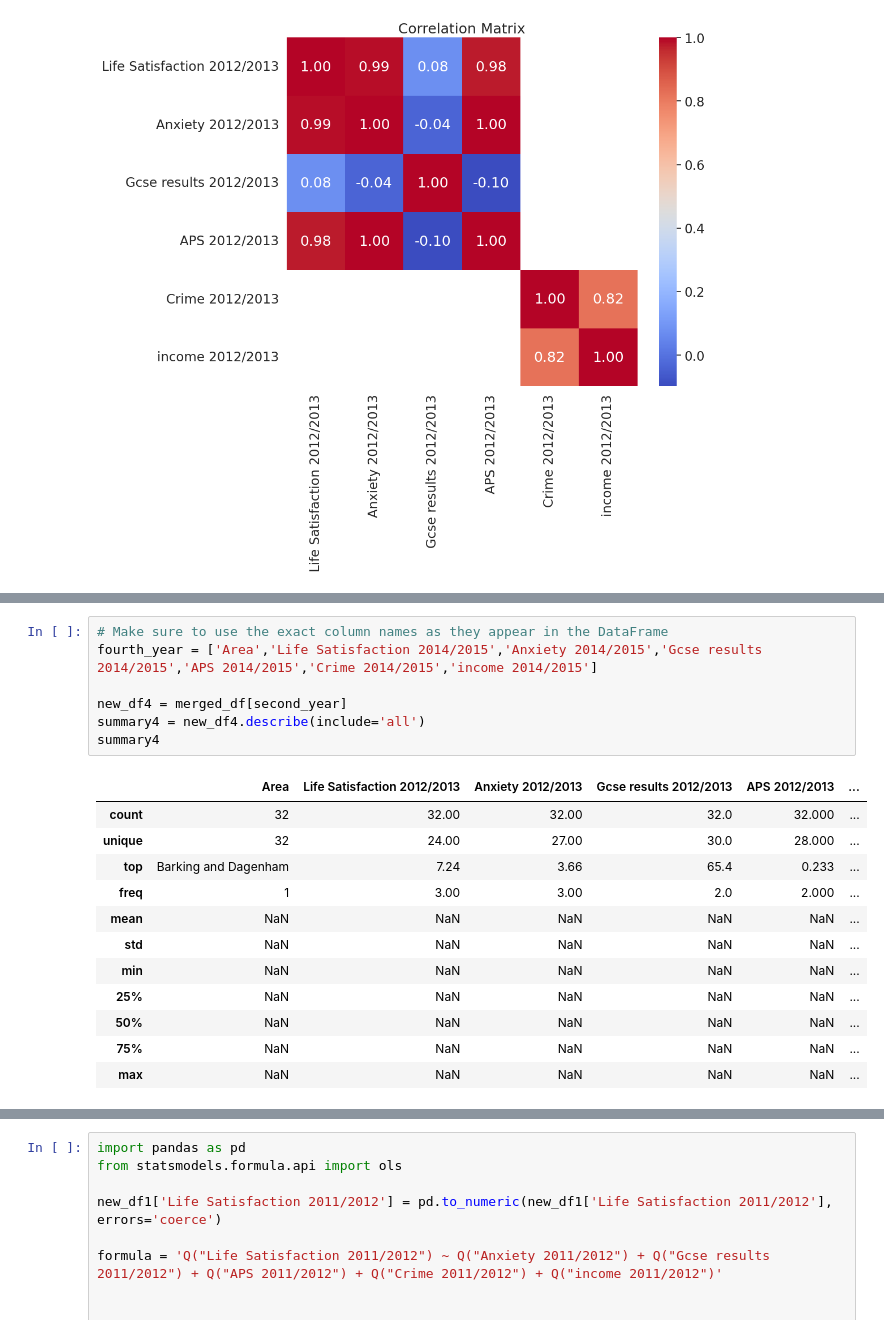
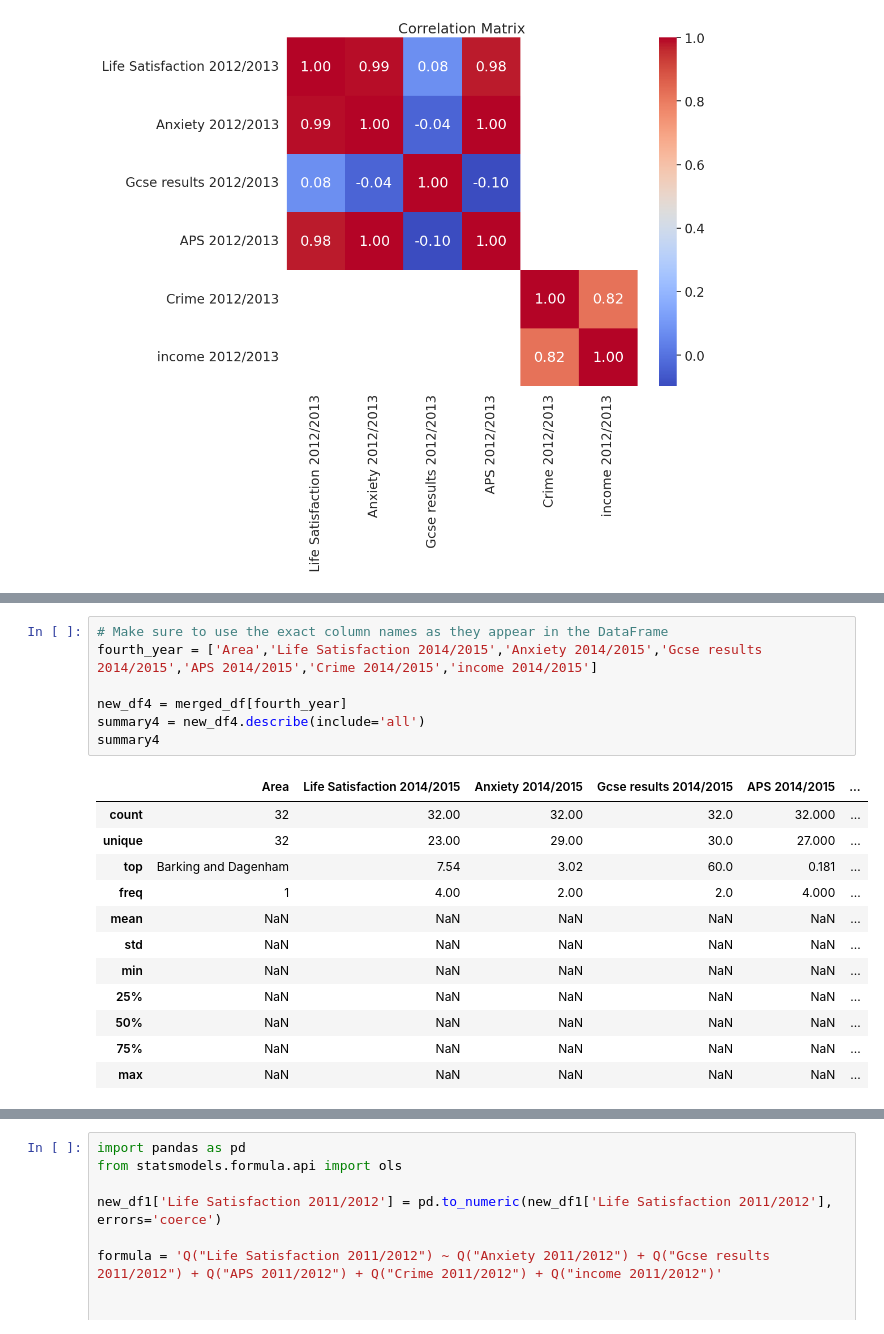
Before and after one commit to YJInn0121/QM2-Group-Project, a Jupyter notebook: Regression_+_visualisation.ipynb, the cells around one changed output, grey strips where cells are left out. Cells and saved outputs as stored; diff of their text form.

```diff
--- a/Regression_+_visualisation.ipynb
+++ b/Regression_+_visualisation.ipynb
@@ -613,16 +613,16 @@ Text(0.5, 1.0, 'Correlation Matrix')
 # %%
 # Make sure to use the exact column names as they appear in the DataFrame
 fourth_year = ['Area','Life Satisfaction 2014/2015','Anxiety 2014/2015','Gcse results 2014/2015','APS 2014/2015','Crime 2014/2015','income 2014/2015']
 
-new_df4 = merged_df[second_year]
+new_df4 = merged_df[fourth_year]
 summary4 = new_df4.describe(include='all')
 summary4
 # %% [output]
-|  | Area | Life Satisfaction 2012/2013 | Anxiety 2012/2013 | Gcse results 2012/2013 | APS 2012/2013 | ... |
+|  | Area | Life Satisfaction 2014/2015 | Anxiety 2014/2015 | Gcse results 2014/2015 | APS 2014/2015 | ... |
 | count | 32 | 32.00 | 32.00 | 32.0 | 32.000 | ... |
-| unique | 32 | 24.00 | 27.00 | 30.0 | 28.000 | ... |
-| top | Barking and Dagenham | 7.24 | 3.66 | 65.4 | 0.233 | ... |
-| freq | 1 | 3.00 | 3.00 | 2.0 | 2.000 | ... |
+| unique | 32 | 23.00 | 29.00 | 30.0 | 27.000 | ... |
+| top | Barking and Dagenham | 7.54 | 3.02 | 60.0 | 0.181 | ... |
+| freq | 1 | 4.00 | 2.00 | 2.0 | 4.000 | ... |
 | mean | NaN | NaN | NaN | NaN | NaN | ... |
 | std | NaN | NaN | NaN | NaN | NaN | ... |
 | min | NaN | NaN | NaN | NaN | NaN | ... |
```
Also changed, not shown: parts of 13 cells of this notebook.
